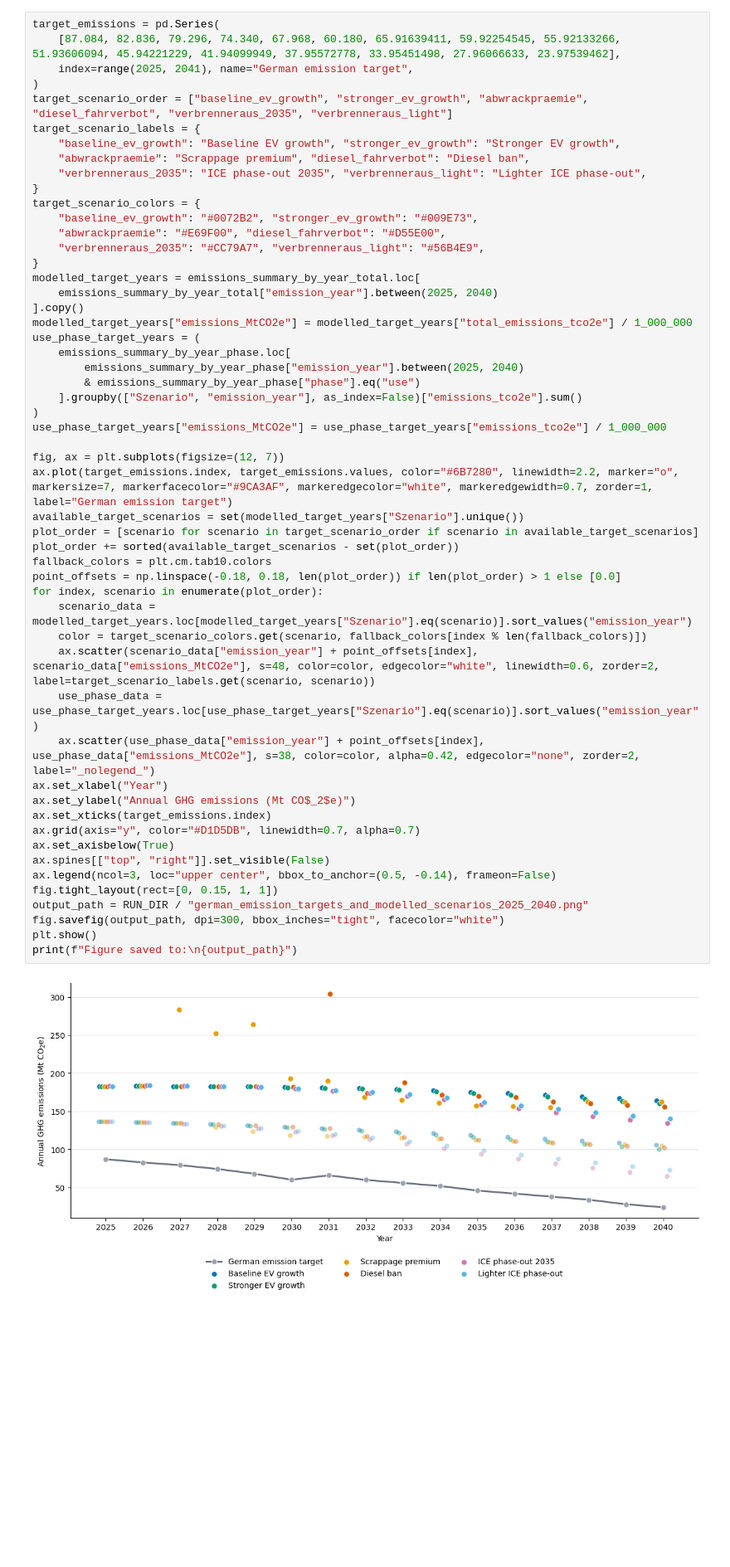
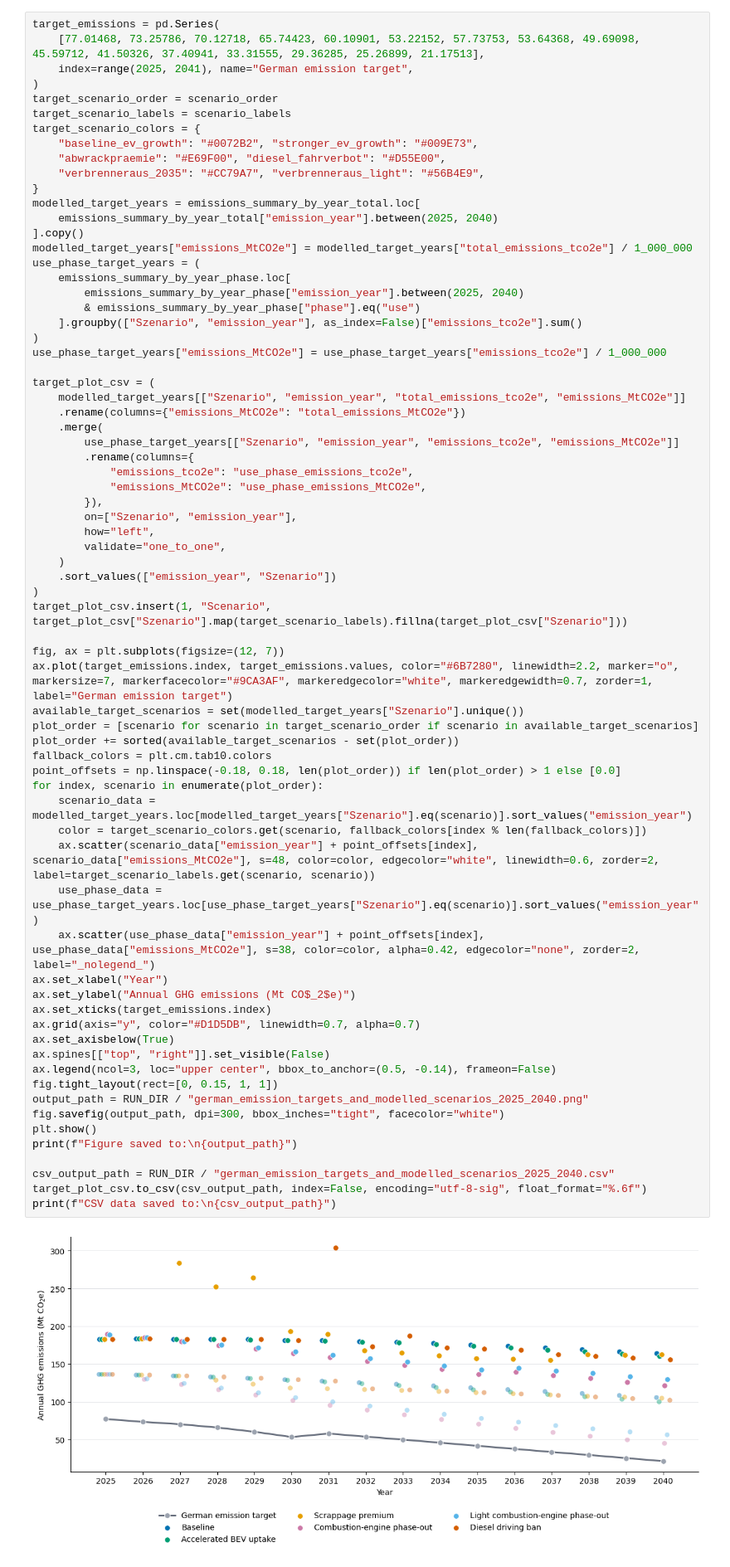
Before and after one commit to annicarl/Emission_Trajectory_Thesis, a Jupyter notebook: Final_Model/analysis/ghg_model_plots.ipynb, the cells around one changed output. Shown at 83% size. Saved outputs shown, nothing was run; the diff lists cells and outputs as text; blank space fills up the shorter version.

```diff
--- a/Final_Model/analysis/ghg_model_plots.ipynb
+++ b/Final_Model/analysis/ghg_model_plots.ipynb
@@ -217,14 +219,10 @@ C:\Users\annic\OneDrive\Dokumente\Master Technischer Umweltschutz\Master Thesis\
 # %%
 target_emissions = pd.Series(
-    [87.084, 82.836, 79.296, 74.340, 67.968, 60.180, 65.91639411, 59.92254545, 55.92133266, 51.93606094, 45.94221229, 41.94099949, 37.95572778, 33.95451498, 27.96066633, 23.97539462],
+    [77.01468, 73.25786, 70.12718, 65.74423, 60.10901, 53.22152, 57.73753, 53.64368, 49.69098, 45.59712, 41.50326, 37.40941, 33.31555, 29.36285, 25.26899, 21.17513],
     index=range(2025, 2041), name="German emission target",
 )
-target_scenario_order = ["baseline_ev_growth", "stronger_ev_growth", "abwrackpraemie", "diesel_fahrverbot", "verbrenneraus_2035", "verbrenneraus_light"]
-target_scenario_labels = {
-    "baseline_ev_growth": "Baseline EV growth", "stronger_ev_growth": "Stronger EV growth",
-    "abwrackpraemie": "Scrappage premium", "diesel_fahrverbot": "Diesel ban",
-    "verbrenneraus_2035": "ICE phase-out 2035", "verbrenneraus_light": "Lighter ICE phase-out",
-}
+target_scenario_order = scenario_order
+target_scenario_labels = scenario_labels
 target_scenario_colors = {
     "baseline_ev_growth": "#0072B2", "stronger_ev_growth": "#009E73",
     "abwrackpraemie": "#E69F00", "diesel_fahrverbot": "#D55E00",
@@ -241,32 +239,53 @@ use_phase_target_years = (
     ].groupby(["Szenario", "emission_year"], as_index=False)["emissions_tco2e"].sum()
 )
 use_phase_target_years["emissions_MtCO2e"] = use_phase_target_years["emissions_tco2e"] / 1_000_000
+
+target_plot_csv = (
+    modelled_target_years[["Szenario", "emission_year", "total_emissions_tco2e", "emissions_MtCO2e"]]
+    .rename(columns={"emissions_MtCO2e": "total_emissions_MtCO2e"})
+    .merge(
+        use_phase_target_years[["Szenario", "emission_year", "emissions_tco2e", "emissions_MtCO2e"]]
+        .rename(columns={
+            "emissions_tco2e": "use_phase_emissions_tco2e",
+            "emissions_MtCO2e": "use_phase_emissions_MtCO2e",
+        }),
+        on=["Szenario", "emission_year"],
+        how="left",
+        validate="one_to_one",
+    )
+    .sort_values(["emission_year", "Szenario"])
+)
+target_plot_csv.insert(1, "Scenario", target_plot_csv["Szenario"].map(target_scenario_labels).fillna(target_plot_csv["Szenario"]))
 
 fig, ax = plt.subplots(figsize=(12, 7))
 ax.plot(target_emissions.index, target_emissions.values, color="#6B7280", linewidth=2.2, marker="o", markersize=7, markerfacecolor="#9CA3AF", markeredgecolor="white", markeredgewidth=0.7, zorder=1, label="German emission target")
 available_target_scenarios = set(modelled_target_years["Szenario"].unique())
 plot_order = [scenario for scenario in target_scenario_order if scenario in available_target_scenarios]
 plot_order += sorted(available_target_scenarios - set(plot_order))
 fallback_colors = plt.cm.tab10.colors
 point_offsets = np.linspace(-0.18, 0.18, len(plot_order)) if len(plot_order) > 1 else [0.0]
 for index, scenario in enumerate(plot_order):
     scenario_data = modelled_target_years.loc[modelled_target_years["Szenario"].eq(scenario)].sort_values("emission_year")
     color = target_scenario_colors.get(scenario, fallback_colors[index % len(fallback_colors)])
     ax.scatter(scenario_data["emission_year"] + point_offsets[index], scenario_data["emissions_MtCO2e"], s=48, color=color, edgecolor="white", linewidth=0.6, zorder=2, label=target_scenario_labels.get(scenario, scenario))
     use_phase_data = use_phase_target_years.loc[use_phase_target_years["Szenario"].eq(scenario)].sort_values("emission_year")
     ax.scatter(use_phase_data["emission_year"] + point_offsets[index], use_phase_data["emissions_MtCO2e"], s=38, color=color, alpha=0.42, edgecolor="none", zorder=2, label="_nolegend_")
 ax.set_xlabel("Year")
 ax.set_ylabel("Annual GHG emissions (Mt CO$_2$e)")
 ax.set_xticks(target_emissions.index)
 ax.grid(axis="y", color="#D1D5DB", linewidth=0.7, alpha=0.7)
 ax.set_axisbelow(True)
 ax.spines[["top", "right"]].set_visible(False)
 ax.legend(ncol=3, loc="upper center", bbox_to_anchor=(0.5, -0.14), frameon=False)
 fig.tight_layout(rect=[0, 0.15, 1, 1])
 output_path = RUN_DIR / "german_emission_targets_and_modelled_scenarios_2025_2040.png"
 fig.savefig(output_path, dpi=300, bbox_inches="tight", facecolor="white")
 plt.show()
 print(f"Figure saved to:\n{output_path}")
+
+csv_output_path = RUN_DIR / "german_emission_targets_and_modelled_scenarios_2025_2040.csv"
+target_plot_csv.to_csv(csv_output_path, index=False, encoding="utf-8-sig", float_format="%.6f")
+print(f"CSV data saved to:\n{csv_output_path}")
 # %% [output]
-[figure, old version]
+[figure, new version]
 Figure saved to:
```
Also changed, not shown: parts of 5 cells of this notebook, 1 other file.
